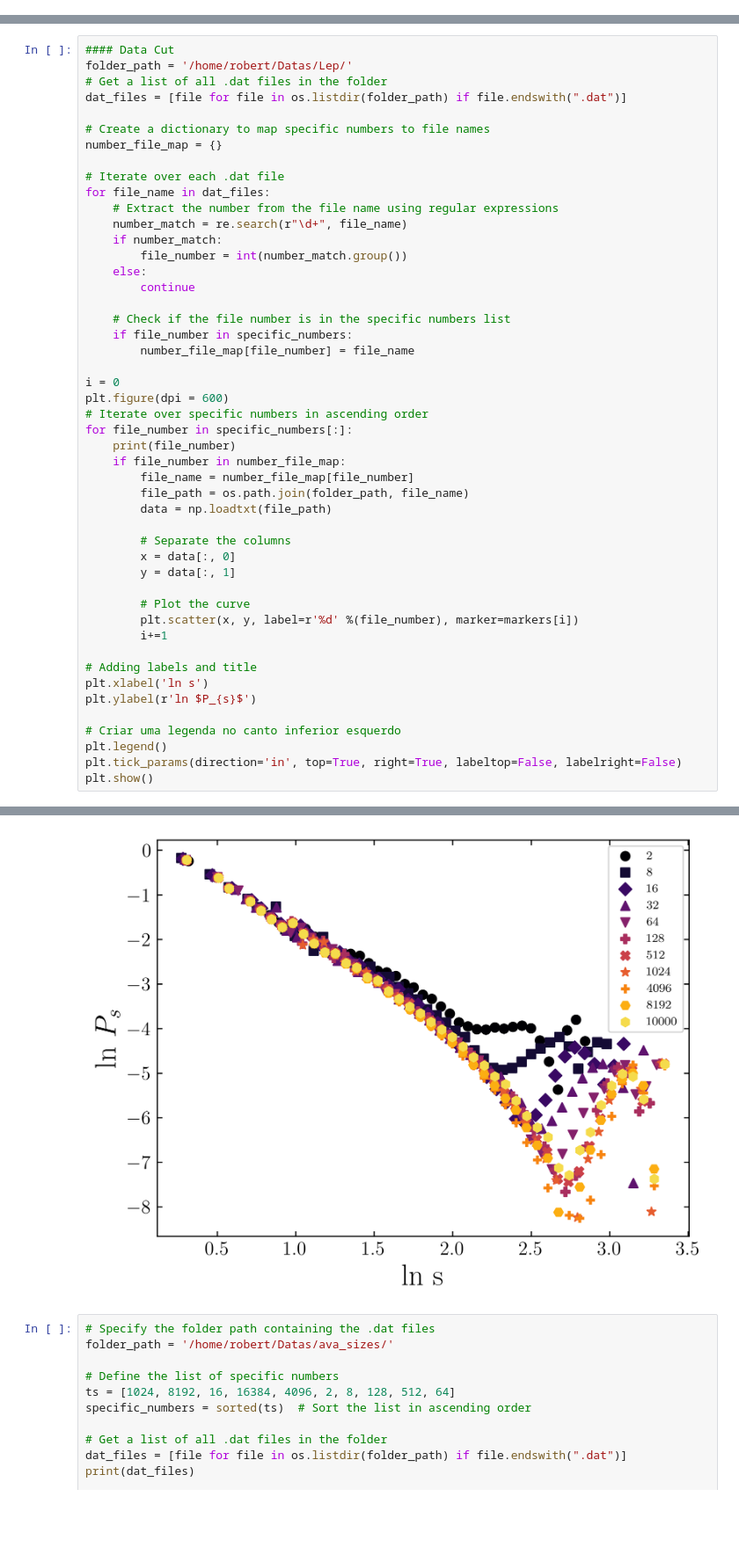
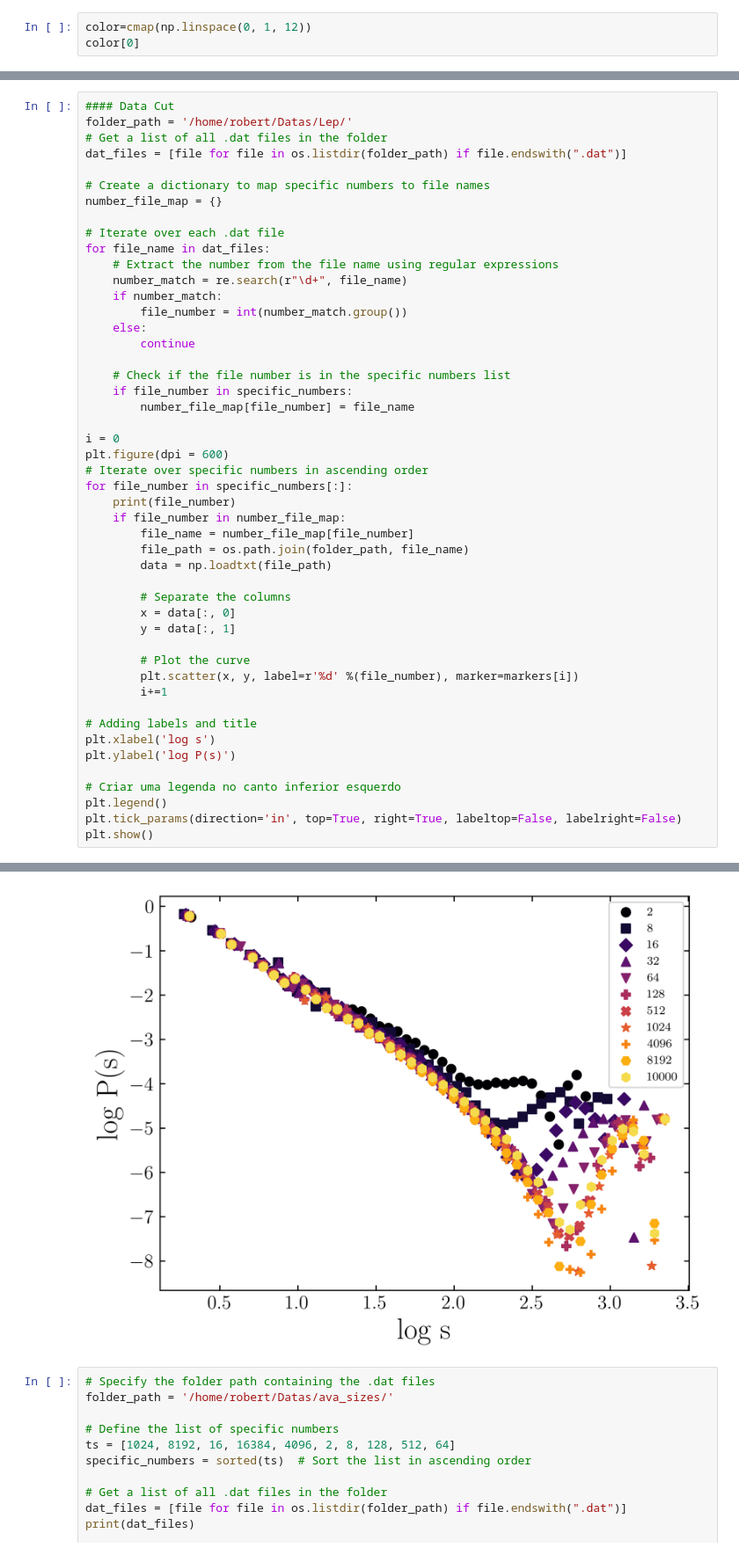
Before and after one commit to michaelsouza/dla-collagen, a Jupyter notebook: codigo_finalizado/avalanche_fibril.ipynb, the cells around one changed output, grey strips where cells are left out. Shown at 88% size. Saved outputs shown, nothing was run; the diff lists cells and outputs as text; blank space fills up the shorter version.

```diff
--- a/codigo_finalizado/avalanche_fibril.ipynb
+++ b/codigo_finalizado/avalanche_fibril.ipynb
@@ -96,3 +97,6 @@ plt.rc('legend', fontsize=8)
 plt.rc('xtick', labelsize=13) ##tamanho dos numeros nos eixos
 plt.rc('ytick', labelsize=13)
 plt.rc('font', family='serif')
+# %%
+color=cmap(np.linspace(0, 1, 12))
+color[0]
@@ -238,36 +304,36 @@ for file_number in specific_numbers[:]:
         file_name = number_file_map[file_number]
         file_path = os.path.join(folder_path, file_name)
         data = np.loadtxt(file_path)
 
         # Separate the columns
         x = data[:, 0]
         y = data[:, 1]
 
         # Plot the curve
         plt.scatter(x, y, label=r'%d' %(file_number), marker=markers[i])
         i+=1
 
 # Adding labels and title
-plt.xlabel('ln s')
-plt.ylabel(r'ln $P_{s}$')
+plt.xlabel('log s')
+plt.ylabel('log P(s)')
 
 # Criar uma legenda no canto inferior esquerdo
 plt.legend()
 plt.tick_params(direction='in', top=True, right=True, labeltop=False, labelright=False)
 plt.show()
 # %% [output]
 2
 8
 16
 32
 64
 128
 512
 1024
 4096
 8192
 10000
-[figure, old version]
+[figure, new version]
 # %%
 # Specify the folder path containing the .dat files
 folder_path = '/home/robert/Datas/ava_sizes/'
```
Also changed, not shown: parts of 5 cells of this notebook, 13 other files.
